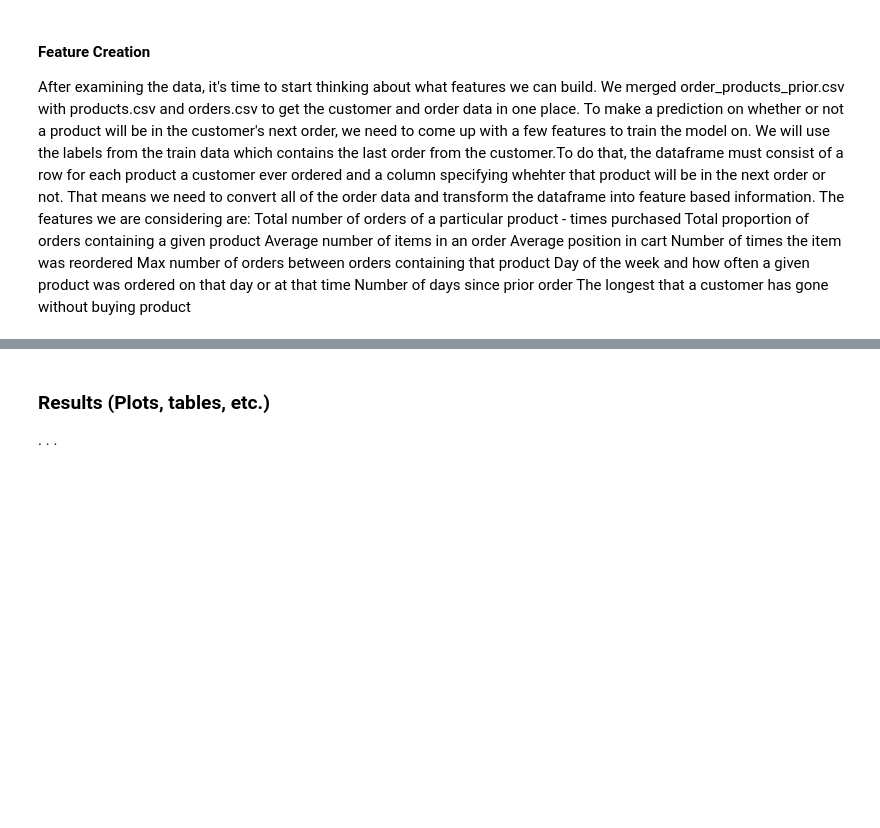
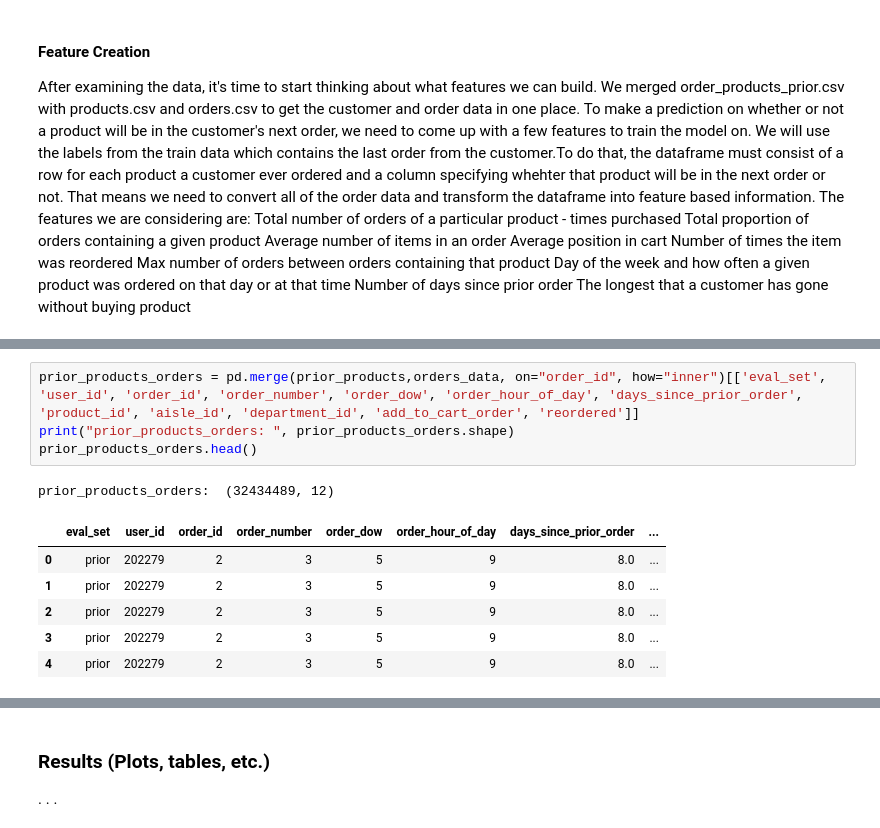
Before and after one commit to juemura/cs241, a Jupyter notebook: ianPortion.ipynb, the cells around one changed output, grey strips where cells are left out. Saved outputs shown, nothing was run; the diff lists cells and outputs as text; blank space fills up the shorter version.

```diff
--- a/ianPortion.ipynb
+++ b/ianPortion.ipynb
@@ -331,0 +352,12 @@ The longest that a customer has gone without buying product
+# %%
+prior_products_orders = pd.merge(prior_products,orders_data, on="order_id", how="inner")[['eval_set', 'user_id', 'order_id', 'order_number', 'order_dow', 'order_hour_of_day', 'days_since_prior_order', 'product_id', 'aisle_id', 'department_id', 'add_to_cart_order', 'reordered']]
+print("prior_products_orders: ", prior_products_orders.shape)
+prior_products_orders.head()
+# %% [output]
+prior_products_orders:  (32434489, 12)
+|  | eval_set | user_id | order_id | order_number | order_dow | order_hour_of_day | days_since_prior_order | ... |
+| 0 | prior | 202279 | 2 | 3 | 5 | 9 | 8.0 | ... |
+| 1 | prior | 202279 | 2 | 3 | 5 | 9 | 8.0 | ... |
+| 2 | prior | 202279 | 2 | 3 | 5 | 9 | 8.0 | ... |
+| 3 | prior | 202279 | 2 | 3 | 5 | 9 | 8.0 | ... |
+| 4 | prior | 202279 | 2 | 3 | 5 | 9 | 8.0 | ... |
```
Also changed, not shown: parts of 24 cells of this notebook.
